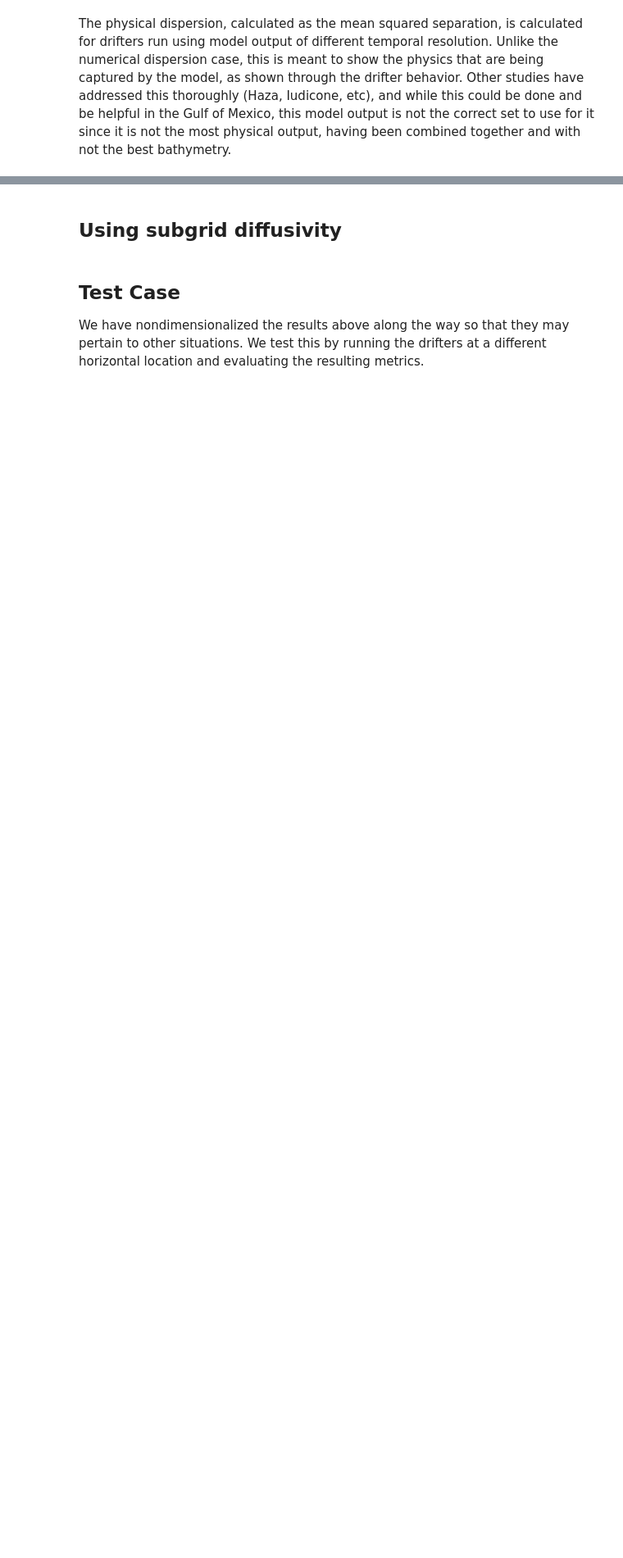
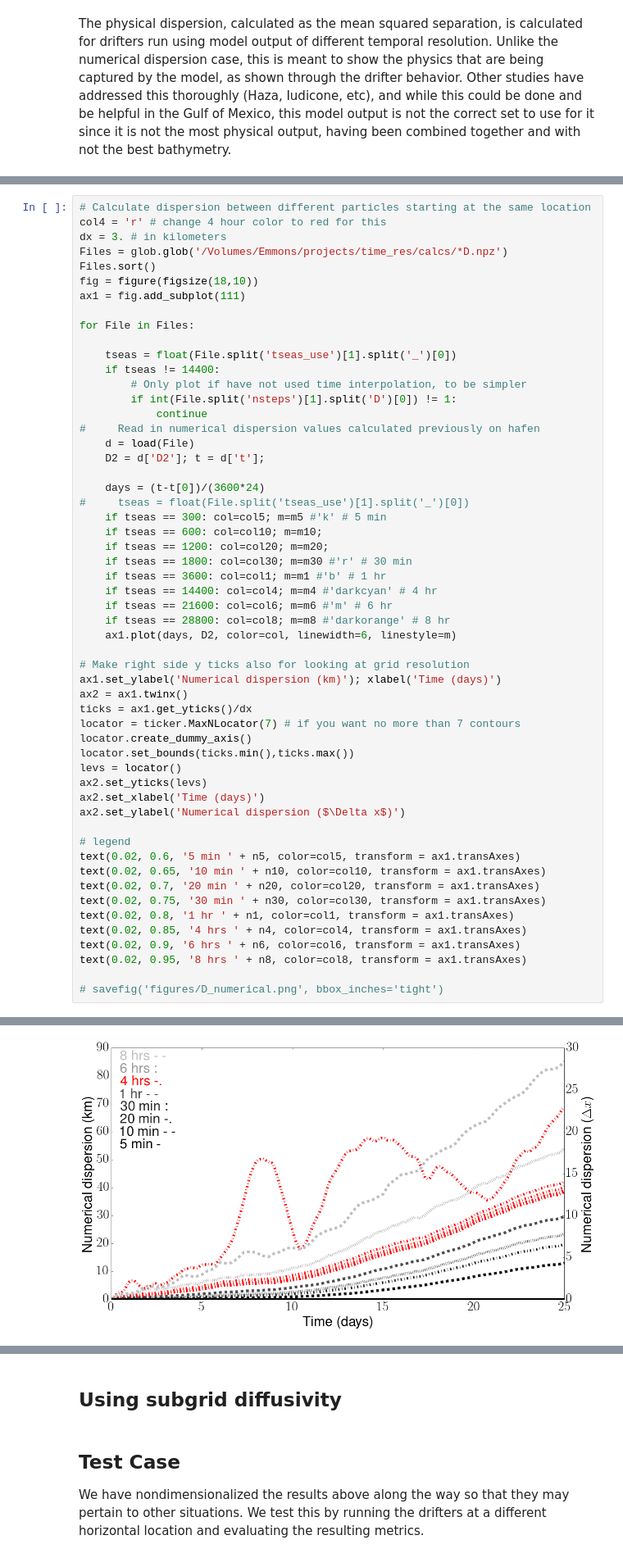
Before and after one commit to kthyng/time_res, a Jupyter notebook: time_res.ipynb, the cells around one changed output, grey strips where cells are left out. Shown at 82% size. Drawn from its saved outputs; the diff is of its cells as text; blank space fills up the shorter version.

Commit message:
added in some stuff about linear interpolation of time

```diff
--- a/time_res.ipynb
+++ b/time_res.ipynb
@@ -339,0 +344,56 @@ We can linearly interpolate the model output between outputs and increase the ef
+# %%
+# Calculate dispersion between different particles starting at the same location
+col4 = 'r' # change 4 hour color to red for this
+dx = 3. # in kilometers
+Files = glob.glob('/Volumes/Emmons/projects/time_res/calcs/*D.npz')
+Files.sort()
+fig = figure(figsize(18,10))
+ax1 = fig.add_subplot(111)
+
+for File in Files:
+
+    tseas = float(File.split('tseas_use')[1].split('_')[0])
+    if tseas != 14400:
+        # Only plot if have not used time interpolation, to be simpler
+        if int(File.split('nsteps')[1].split('D')[0]) != 1:
+            continue
+#     Read in numerical dispersion values calculated previously on hafen
+    d = load(File)
+    D2 = d['D2']; t = d['t'];
+
+    days = (t-t[0])/(3600*24)
+#     tseas = float(File.split('tseas_use')[1].split('_')[0])
+    if tseas == 300: col=col5; m=m5 #'k' # 5 min
+    if tseas == 600: col=col10; m=m10;
+    if tseas == 1200: col=col20; m=m20;
+    if tseas == 1800: col=col30; m=m30 #'r' # 30 min
+    if tseas == 3600: col=col1; m=m1 #'b' # 1 hr
+    if tseas == 14400: col=col4; m=m4 #'darkcyan' # 4 hr
+    if tseas == 21600: col=col6; m=m6 #'m' # 6 hr
+    if tseas == 28800: col=col8; m=m8 #'darkorange' # 8 hr
+    ax1.plot(days, D2, color=col, linewidth=6, linestyle=m)
+
+# Make right side y ticks also for looking at grid resolution
+ax1.set_ylabel('Numerical dispersion (km)'); xlabel('Time (days)')
+ax2 = ax1.twinx()
+ticks = ax1.get_yticks()/dx
+locator = ticker.MaxNLocator(7) # if you want no more than 7 contours
+locator.create_dummy_axis()
+locator.set_bounds(ticks.min(),ticks.max())
+levs = locator()
+ax2.set_yticks(levs)
+ax2.set_xlabel('Time (days)')
+ax2.set_ylabel('Numerical dispersion ($\Delta x$)')
+
+# legend
+text(0.02, 0.6, '5 min ' + n5, color=col5, transform = ax1.transAxes)
+text(0.02, 0.65, '10 min ' + n10, color=col10, transform = ax1.transAxes)
+text(0.02, 0.7, '20 min ' + n20, color=col20, transform = ax1.transAxes)
+text(0.02, 0.75, '30 min ' + n30, color=col30, transform = ax1.transAxes)
+text(0.02, 0.8, '1 hr ' + n1, color=col1, transform = ax1.transAxes)
+text(0.02, 0.85, '4 hrs ' + n4, color=col4, transform = ax1.transAxes)
+text(0.02, 0.9, '6 hrs ' + n6, color=col6, transform = ax1.transAxes)
+text(0.02, 0.95, '8 hrs ' + n8, color=col8, transform = ax1.transAxes)
+
+# savefig('figures/D_numerical.png', bbox_inches='tight')
+# %% [output]
@@ -339,0 +401 @@ We can linearly interpolate the model output between outputs and increase the ef
+[figure, added]
```
Also changed, not shown: parts of 6 cells of this notebook.
